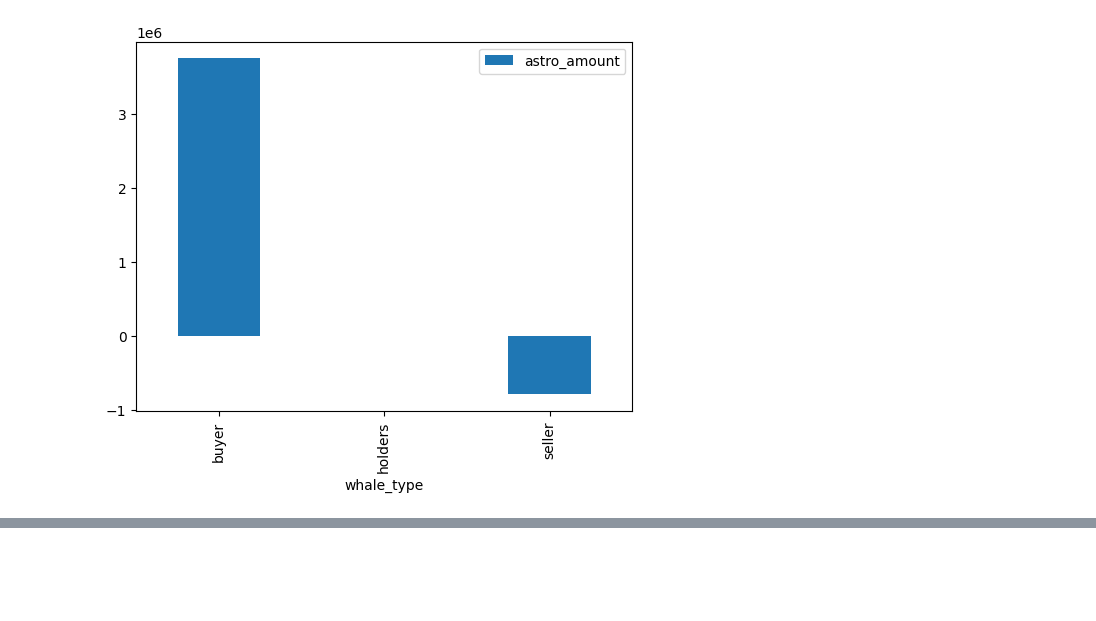
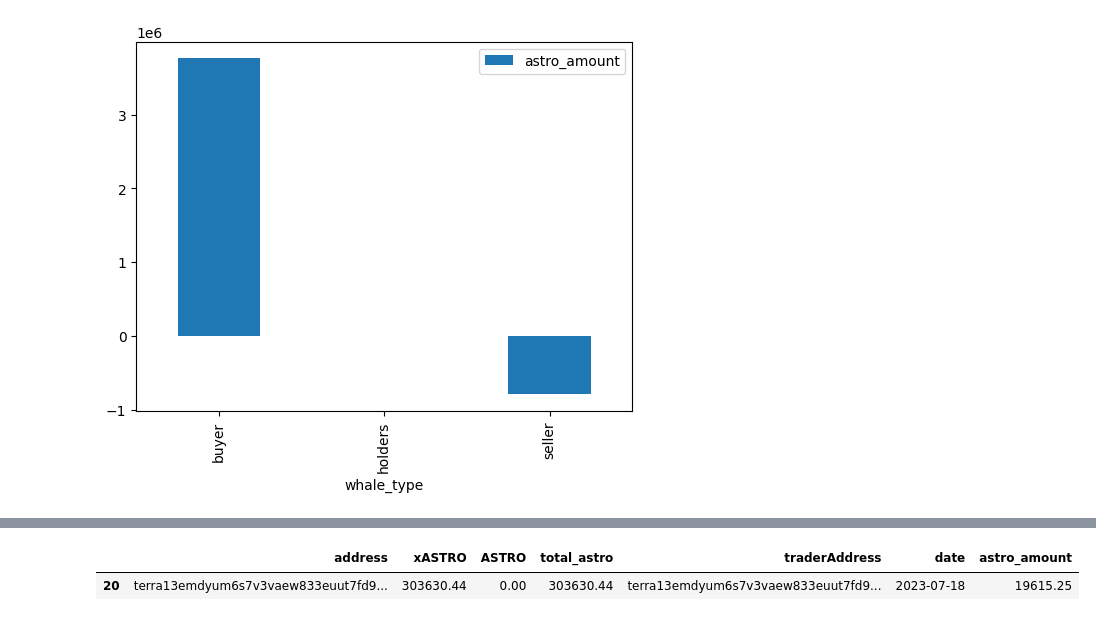
Before and after one commit to IncioMan/cosmos-activities-dashboard, a Jupyter notebook: python/notebooks/astro_analysis.ipynb, the cells around one changed output, grey strips where cells are left out. Cells and saved outputs as stored; diff of their text form; code cells hidden in the pictures; blank space fills up the shorter version.

```diff
--- a/python/notebooks/astro_analysis.ipynb
+++ b/python/notebooks/astro_analysis.ipynb
@@ -282,0 +323,5 @@ dd
+# %%
+whales_daily[whales_daily.address=='terra13emdyum6s7v3vaew833euut7fd9ggw780ut3sj']
+# %% [output]
+|  | address | xASTRO | ASTRO | total_astro | traderAddress | date | astro_amount |
+| 20 | terra13emdyum6s7v3vaew833euut7fd9... | 303630.44 | 0.00 | 303630.44 | terra13emdyum6s7v3vaew833euut7fd9... | 2023-07-18 | 19615.25 |
```
Also changed, not shown: parts of 9 cells of this notebook, 11 other files.
